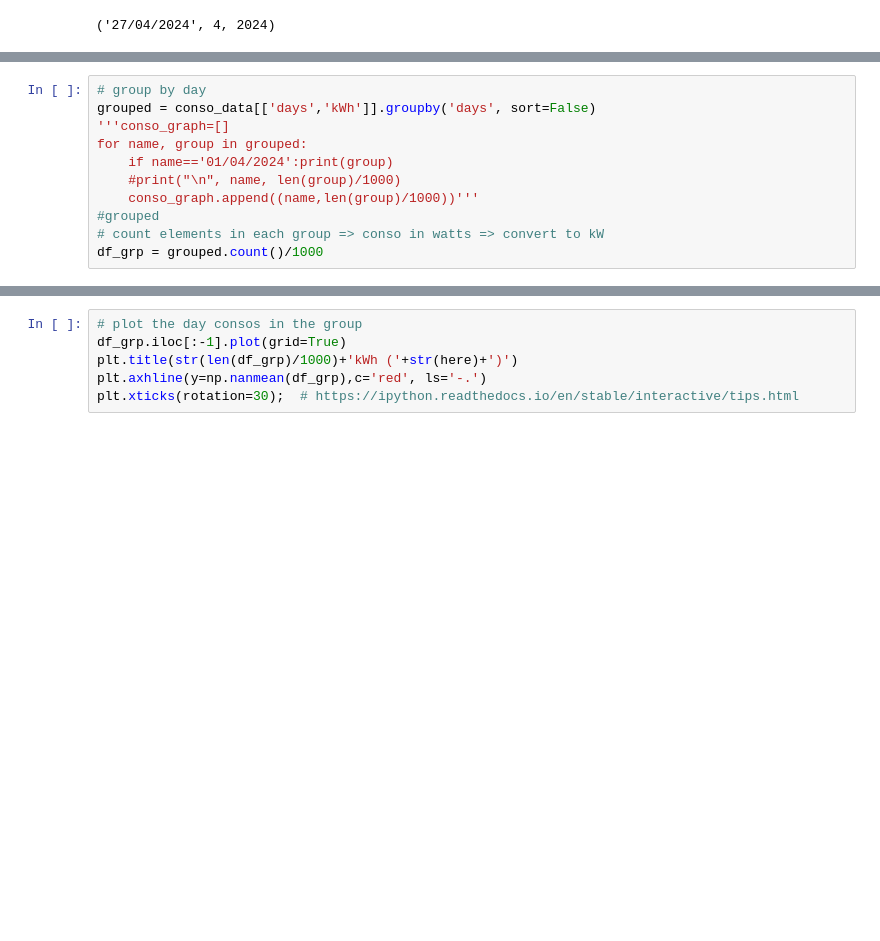
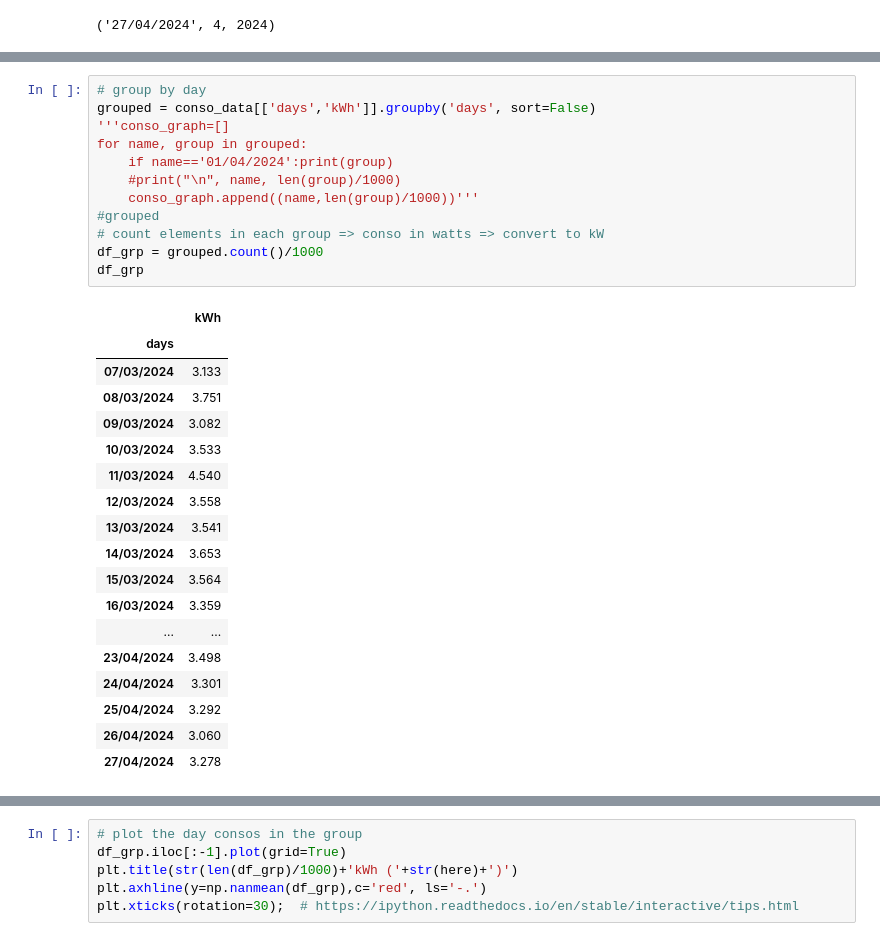
Before and after one commit to jdavid54/jupyter_notebooks, a Jupyter notebook: conso_kwh_reduced.ipynb, the cells around one changed output, grey strips where cells are left out. Drawn from its saved outputs; the diff is of its cells as text; blank space fills up the shorter version.

```diff
--- a/conso_kwh_reduced.ipynb
+++ b/conso_kwh_reduced.ipynb
@@ -111,11 +118,31 @@ conso_data[conso_data['days']==day]
 # %%
 # group by day
 grouped = conso_data[['days','kWh']].groupby('days', sort=False)
 '''conso_graph=[]
 for name, group in grouped:
     if name=='01/04/2024':print(group)
     #print("\n", name, len(group)/1000)
     conso_graph.append((name,len(group)/1000))'''
 #grouped
 # count elements in each group => conso in watts => convert to kW
 df_grp = grouped.count()/1000
+df_grp
+# %% [output]
+|  | kWh |
+| days |  |
+| 07/03/2024 | 3.133 |
+| 08/03/2024 | 3.751 |
+| 09/03/2024 | 3.082 |
+| 10/03/2024 | 3.533 |
+| 11/03/2024 | 4.540 |
+| 12/03/2024 | 3.558 |
+| 13/03/2024 | 3.541 |
+| 14/03/2024 | 3.653 |
+| 15/03/2024 | 3.564 |
+| 16/03/2024 | 3.359 |
+| ... | ... |
+| 23/04/2024 | 3.498 |
+| 24/04/2024 | 3.301 |
+| 25/04/2024 | 3.292 |
+| 26/04/2024 | 3.060 |
+| 27/04/2024 | 3.278 |
```
Also changed, not shown: parts of 17 cells of this notebook, 7 other files.
